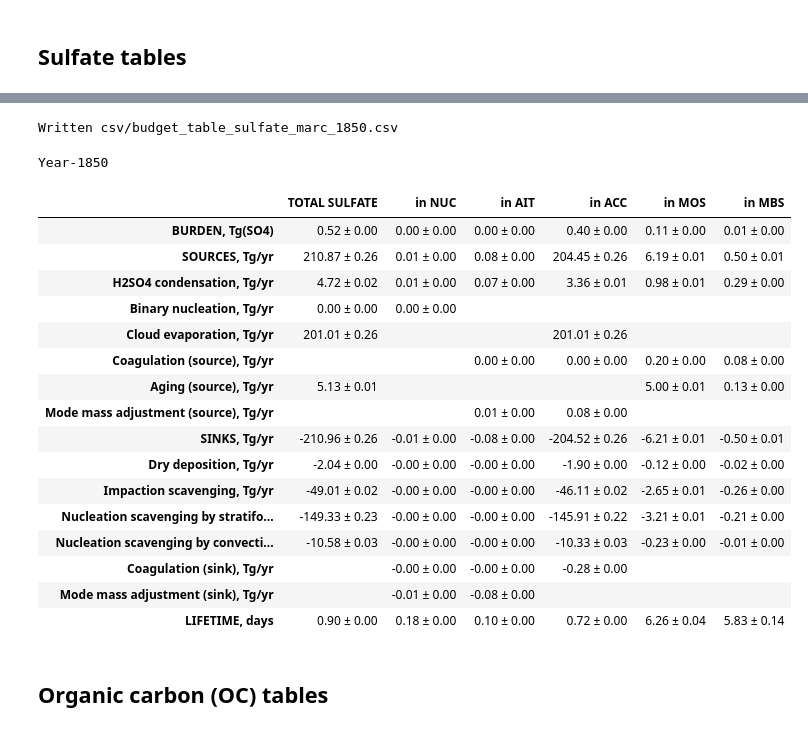
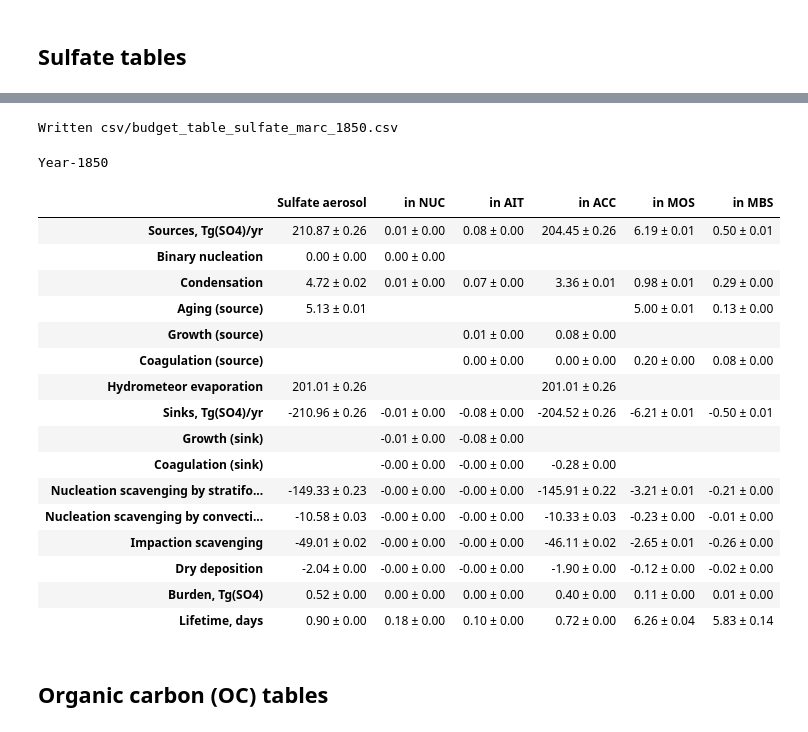
Before and after one commit to grandey/p17c-marc-comparison, a Jupyter notebook: analysis_draft2017b/budget_tables_draft2017b.ipynb, the cells around one changed output, grey strips where cells are left out. Cells and saved outputs as stored; diff of their text form; code cells hidden in the pictures.

```diff
--- a/analysis_draft2017b/budget_tables_draft2017b.ipynb
+++ b/analysis_draft2017b/budget_tables_draft2017b.ipynb
@@ -158,20 +160,20 @@ for k, v in diagnostic_dict.items():  # loop over diagnostics
             error_1850_df.loc[v, col] = error_dict[(k.format(col), '1850')]
 # %%
 # Lifetime
-mean_2000_df.loc['LIFETIME, days'] = (mean_2000_df.loc['BURDEN, Tg'] /
-                                      mean_2000_df.loc['SINKS, Tg/yr'].abs() * 365)
-error_2000_df.loc['LIFETIME, days'] = (mean_2000_df.loc['LIFETIME, days'] *
-                                       ((error_2000_df.loc['BURDEN, Tg'] /
-                                         mean_2000_df.loc['BURDEN, Tg'])**2 +
-                                        (error_2000_df.loc['SINKS, Tg/yr'] /
-                                         mean_2000_df.loc['SINKS, Tg/yr'].abs())**2).pow(0.5))
-mean_1850_df.loc['LIFETIME, days'] = (mean_1850_df.loc['BURDEN, Tg'] /
-                                      mean_1850_df.loc['SINKS, Tg/yr'] * -365)
-error_1850_df.loc['LIFETIME, days'] = (mean_1850_df.loc['LIFETIME, days'] *
-                                       ((error_1850_df.loc['BURDEN, Tg'] /
-                                         mean_1850_df.loc['BURDEN, Tg'])**2 +
-                                        (error_1850_df.loc['SINKS, Tg/yr'] /
-                                         mean_1850_df.loc['SINKS, Tg/yr'].abs())**2).pow(0.5))
+mean_2000_df.loc['Lifetime, days'] = (mean_2000_df.loc['Burden, Tg'] /
+                                      mean_2000_df.loc['Sinks, Tg/yr'].abs() * 365)
+error_2000_df.loc['Lifetime, days'] = (mean_2000_df.loc['Lifetime, days'] *
+                                       ((error_2000_df.loc['Burden, Tg'] /
+                                         mean_2000_df.loc['Burden, Tg'])**2 +
+                                        (error_2000_df.loc['Sinks, Tg/yr'] /
+                                         mean_2000_df.loc['Sinks, Tg/yr'].abs())**2).pow(0.5))
+mean_1850_df.loc['Lifetime, days'] = (mean_1850_df.loc['Burden, Tg'] /
+                                      mean_1850_df.loc['Sinks, Tg/yr'] * -365)
+error_1850_df.loc['Lifetime, days'] = (mean_1850_df.loc['Lifetime, days'] *
+                                       ((error_1850_df.loc['Burden, Tg'] /
+                                         mean_1850_df.loc['Burden, Tg'])**2 +
+                                        (error_1850_df.loc['Sinks, Tg/yr'] /
+                                         mean_1850_df.loc['Sinks, Tg/yr'].abs())**2).pow(0.5))
 # %%
 # Print means for marc_2000
 mean_2000_df
@@ -234,14 +236,16 @@ sul_2000_df = sul_mean_2000_df + ' ± ' + sul_error_2000_df
 # Replace 'nan ± nan' with ''
 sul_2000_df = sul_2000_df.replace('nan ± nan', '')
 # Rename columns
-sul_2000_df = sul_2000_df.rename(index=str, columns={'tSUL': 'TOTAL SULFATE',
+sul_2000_df = sul_2000_df.rename(index=str, columns={'tSUL': 'Sulfate aerosol',
                                                      'NUC': 'in NUC',
                                                      'AIT': 'in AIT',
                                                      'ACC': 'in ACC',
                                                      'SIMOS': 'in MOS',
                                                      'SIMBS': 'in MBS'})
-# Replace Tg with Tg(SO4) in first row (showing burdens)
-sul_2000_df = sul_2000_df.rename({'BURDEN, Tg': 'BURDEN, Tg(SO4)',})
+# Replace Tg with Tg(SO4)
+for i in sul_2000_df.index:  # not an efficient method, but it works!
+    if 'Tg' in i:
+        sul_2000_df = sul_2000_df.rename({i: 'Tg(SO4)'.join(i.split('Tg'))})
 # Save to CSV
 out_filename = 'csv/budget_table_sulfate_marc_2000.csv'
 sul_2000_df.to_csv(out_filename)
@@ -271,53 +275,55 @@ Year-2000
 # %%
 # Year-1850
 # Extract sulfate data
 sul_mean_1850_df = mean_1850_df[sul_cols]
 sul_error_1850_df = error_1850_df[sul_cols]
 # Drop rows with no data
 sul_mean_1850_df = sul_mean_1850_df.dropna(how='all')
 sul_error_1850_df = sul_error_1850_df.dropna(how='all')
 # Convert values to strings
 sul_mean_1850_df = sul_mean_1850_df.applymap(lambda x: '%.2f' % x)
 sul_error_1850_df = sul_error_1850_df.applymap(lambda x: '%.2f' % x)
 # Combine mean and standard error strings
 sul_1850_df = sul_mean_1850_df + ' ± ' + sul_error_1850_df
 # Replace 'nan ± nan' with ''
 sul_1850_df = sul_1850_df.replace('nan ± nan', '')
 # Rename columns
-sul_1850_df = sul_1850_df.rename(index=str, columns={'tSUL': 'TOTAL SULFATE',
+sul_1850_df = sul_1850_df.rename(index=str, columns={'tSUL': 'Sulfate aerosol',
                                                      'NUC': 'in NUC',
                                                      'AIT': 'in AIT',
                                                      'ACC': 'in ACC',
                                                      'SIMOS': 'in MOS',
                                                      'SIMBS': 'in MBS'})
-# Replace Tg with Tg(SO4) in first row (showing burdens)
-sul_1850_df = sul_1850_df.rename({'BURDEN, Tg': 'BURDEN, Tg(SO4)',})
+# Replace Tg with Tg(SO4)
+for i in sul_1850_df.index:
+    if 'Tg' in i:
+        sul_1850_df = sul_1850_df.rename({i: 'Tg(SO4)'.join(i.split('Tg'))})
 # Save to CSV
 out_filename = 'csv/budget_table_sulfate_marc_1850.csv'
 sul_1850_df.to_csv(out_filename)
 print('Written {}'.format(out_filename))
 # Display
 sul_1850_df.style.set_caption('Year-1850')
 # %% [output]
 Written csv/budget_table_sulfate_marc_1850.csv
 Year-1850
-|  | TOTAL SULFATE | in NUC | in AIT | in ACC | in MOS | in MBS |
-| BURDEN, Tg(SO4) | 0.52 ± 0.00 | 0.00 ± 0.00 | 0.00 ± 0.00 | 0.40 ± 0.00 | 0.11 ± 0.00 | 0.01 ± 0.00 |
-| SOURCES, Tg/yr | 210.87 ± 0.26 | 0.01 ± 0.00 | 0.08 ± 0.00 | 204.45 ± 0.26 | 6.19 ± 0.01 | 0.50 ± 0.01 |
-| H2SO4 condensation, Tg/yr | 4.72 ± 0.02 | 0.01 ± 0.00 | 0.07 ± 0.00 | 3.36 ± 0.01 | 0.98 ± 0.01 | 0.29 ± 0.00 |
-| Binary nucleation, Tg/yr | 0.00 ± 0.00 | 0.00 ± 0.00 |  |  |  |  |
-| Cloud evaporation, Tg/yr | 201.01 ± 0.26 |  |  | 201.01 ± 0.26 |  |  |
-| Coagulation (source), Tg/yr |  |  | 0.00 ± 0.00 | 0.00 ± 0.00 | 0.20 ± 0.00 | 0.08 ± 0.00 |
-| Aging (source), Tg/yr | 5.13 ± 0.01 |  |  |  | 5.00 ± 0.01 | 0.13 ± 0.00 |
-| Mode mass adjustment (source), Tg/yr |  |  | 0.01 ± 0.00 | 0.08 ± 0.00 |  |  |
-| SINKS, Tg/yr | -210.96 ± 0.26 | -0.01 ± 0.00 | -0.08 ± 0.00 | -204.52 ± 0.26 | -6.21 ± 0.01 | -0.50 ± 0.01 |
-| Dry deposition, Tg/yr | -2.04 ± 0.00 | -0.00 ± 0.00 | -0.00 ± 0.00 | -1.90 ± 0.00 | -0.12 ± 0.00 | -0.02 ± 0.00 |
-| Impaction scavenging, Tg/yr | -49.01 ± 0.02 | -0.00 ± 0.00 | -0.00 ± 0.00 | -46.11 ± 0.02 | -2.65 ± 0.01 | -0.26 ± 0.00 |
+|  | Sulfate aerosol | in NUC | in AIT | in ACC | in MOS | in MBS |
+| Sources, Tg(SO4)/yr | 210.87 ± 0.26 | 0.01 ± 0.00 | 0.08 ± 0.00 | 204.45 ± 0.26 | 6.19 ± 0.01 | 0.50 ± 0.01 |
+| Binary nucleation | 0.00 ± 0.00 | 0.00 ± 0.00 |  |  |  |  |
+| Condensation | 4.72 ± 0.02 | 0.01 ± 0.00 | 0.07 ± 0.00 | 3.36 ± 0.01 | 0.98 ± 0.01 | 0.29 ± 0.00 |
+| Aging (source) | 5.13 ± 0.01 |  |  |  | 5.00 ± 0.01 | 0.13 ± 0.00 |
+| Growth (source) |  |  | 0.01 ± 0.00 | 0.08 ± 0.00 |  |  |
+| Coagulation (source) |  |  | 0.00 ± 0.00 | 0.00 ± 0.00 | 0.20 ± 0.00 | 0.08 ± 0.00 |
+| Hydrometeor evaporation | 201.01 ± 0.26 |  |  | 201.01 ± 0.26 |  |  |
+| Sinks, Tg(SO4)/yr | -210.96 ± 0.26 | -0.01 ± 0.00 | -0.08 ± 0.00 | -204.52 ± 0.26 | -6.21 ± 0.01 | -0.50 ± 0.01 |
+| Growth (sink) |  | -0.01 ± 0.00 | -0.08 ± 0.00 |  |  |  |
+| Coagulation (sink) |  | -0.00 ± 0.00 | -0.00 ± 0.00 | -0.28 ± 0.00 |  |  |
 | Nucleation scavenging by stratifo... | -149.33 ± 0.23 | -0.00 ± 0.00 | -0.00 ± 0.00 | -145.91 ± 0.22 | -3.21 ± 0.01 | -0.21 ± 0.00 |
 | Nucleation scavenging by convecti... | -10.58 ± 0.03 | -0.00 ± 0.00 | -0.00 ± 0.00 | -10.33 ± 0.03 | -0.23 ± 0.00 | -0.01 ± 0.00 |
-| Coagulation (sink), Tg/yr |  | -0.00 ± 0.00 | -0.00 ± 0.00 | -0.28 ± 0.00 |  |  |
-| Mode mass adjustment (sink), Tg/yr |  | -0.01 ± 0.00 | -0.08 ± 0.00 |  |  |  |
-| LIFETIME, days | 0.90 ± 0.00 | 0.18 ± 0.00 | 0.10 ± 0.00 | 0.72 ± 0.00 | 6.26 ± 0.04 | 5.83 ± 0.14 |
+| Impaction scavenging | -49.01 ± 0.02 | -0.00 ± 0.00 | -0.00 ± 0.00 | -46.11 ± 0.02 | -2.65 ± 0.01 | -0.26 ± 0.00 |
+| Dry deposition | -2.04 ± 0.00 | -0.00 ± 0.00 | -0.00 ± 0.00 | -1.90 ± 0.00 | -0.12 ± 0.00 | -0.02 ± 0.00 |
+| Burden, Tg(SO4) | 0.52 ± 0.00 | 0.00 ± 0.00 | 0.00 ± 0.00 | 0.40 ± 0.00 | 0.11 ± 0.00 | 0.01 ± 0.00 |
+| Lifetime, days | 0.90 ± 0.00 | 0.18 ± 0.00 | 0.10 ± 0.00 | 0.72 ± 0.00 | 6.26 ± 0.04 | 5.83 ± 0.14 |
 # %% [markdown]
 ## Organic carbon (OC) tables
 # %%
```
Also changed, not shown: parts of 13 cells of this notebook, 10 other files.
